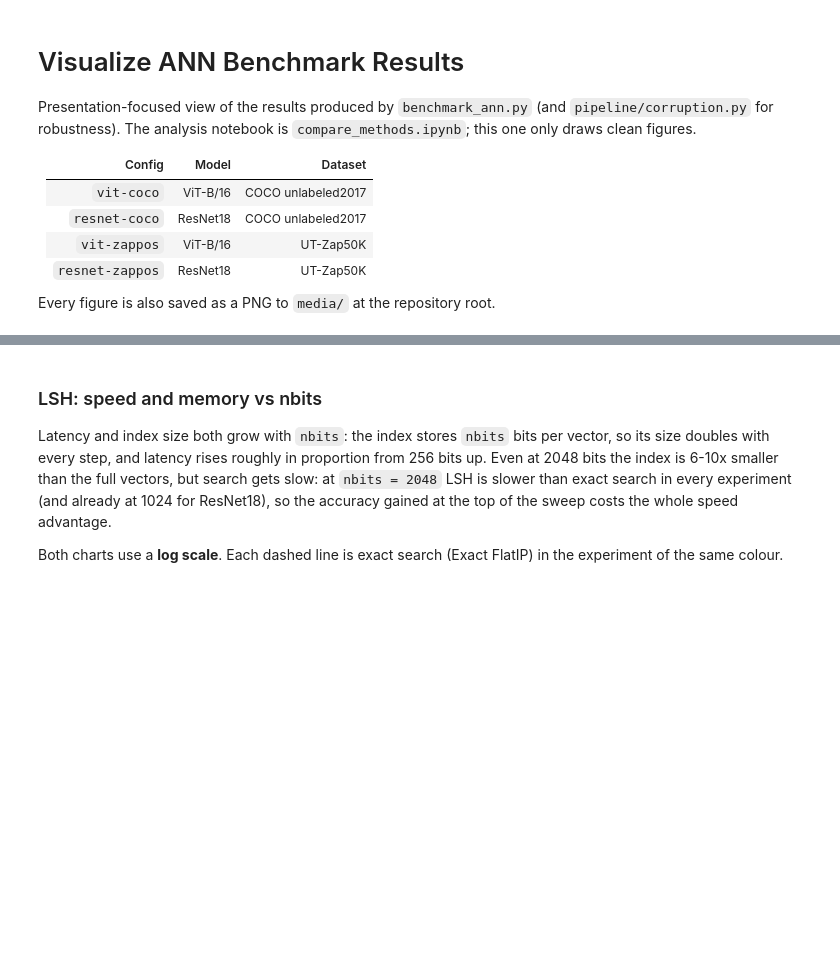
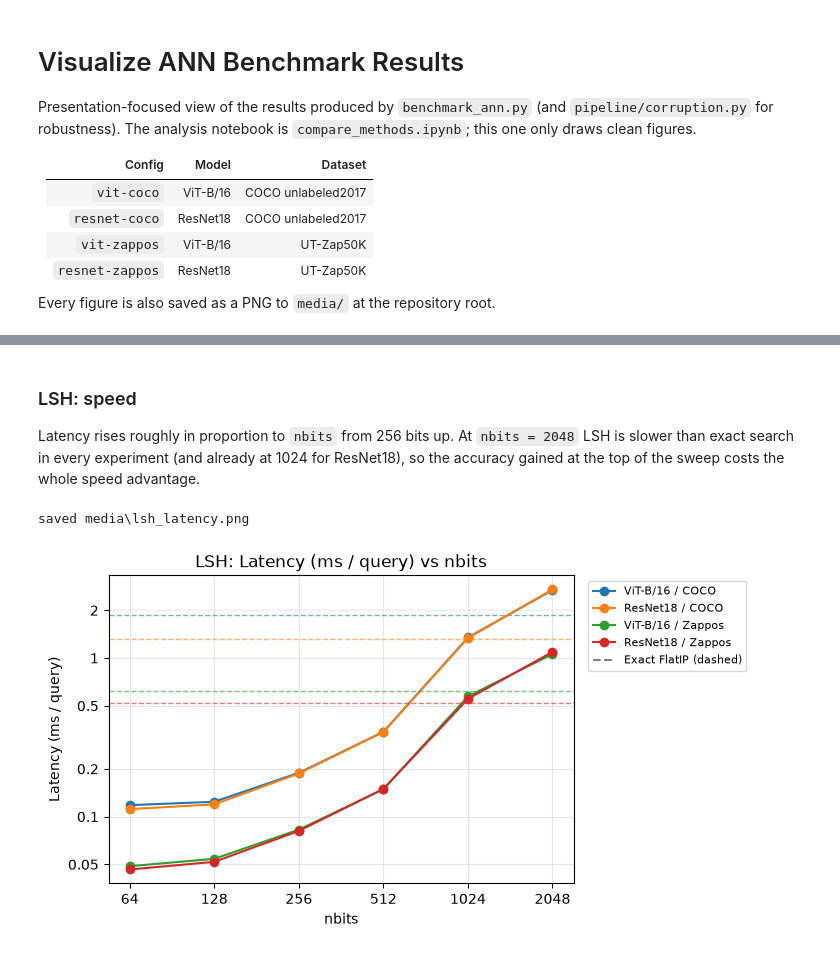
Before and after one commit to IAmGreyBunny/SC4020-Lab1, a Jupyter notebook: experiments/ann-comparison/visualize_results.ipynb, the cells around one changed output, grey strips where cells are left out. Saved outputs shown, nothing was run; the diff lists cells and outputs as text; code cells hidden in the pictures; blank space fills up the shorter version.

```diff
--- a/experiments/ann-comparison/visualize_results.ipynb
+++ b/experiments/ann-comparison/visualize_results.ipynb
@@ -243,15 +302,12 @@ accuracy_figures("LSH", "lsh")
 # %% [markdown]
-### LSH: speed and memory vs nbits
+### LSH: speed
 
-Latency and index size both grow with `nbits`: the index stores `nbits`
-bits per vector, so its size doubles with every step, and latency rises
-roughly in proportion from 256 bits up. Even at 2048 bits the index is
-6-10x smaller than the full vectors, but search gets slow: at
+Latency rises roughly in proportion to `nbits` from 256 bits up. At
 `nbits = 2048` LSH is slower than exact search in every experiment (and
 already at 1024 for ResNet18), so the accuracy gained at the top of the
 sweep costs the whole speed advantage.
-
-Both charts use a **log scale**. Each dashed line is exact search
-(Exact FlatIP) in the experiment of the same colour.
 # %%
-cost_figures("LSH", "lsh")
+cost_figure("LSH", "lsh", "latency")
+# %% [output]
+saved media\lsh_latency.png
+[figure, added]
```
Also changed, not shown: parts of 58 cells of this notebook, 29 other files.
